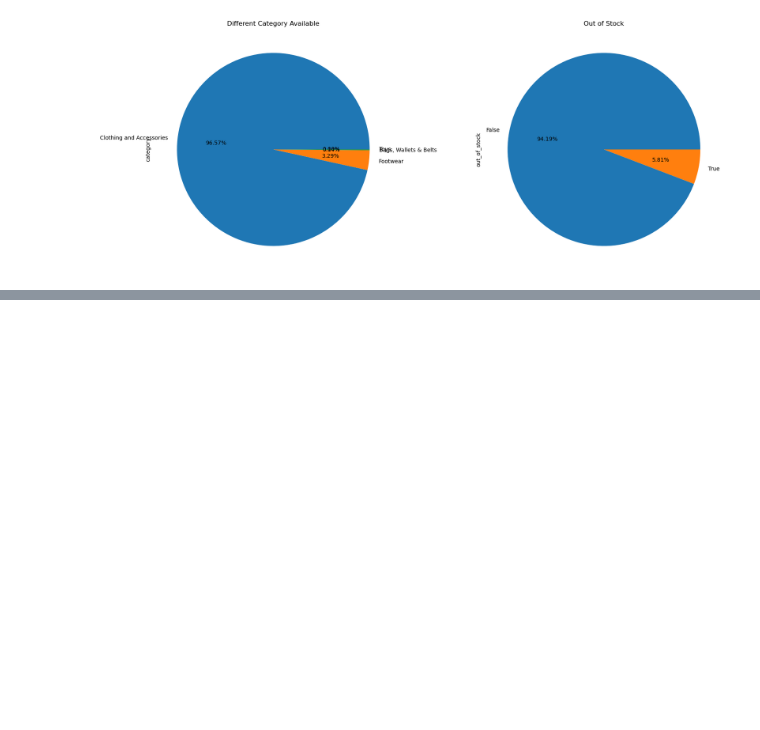
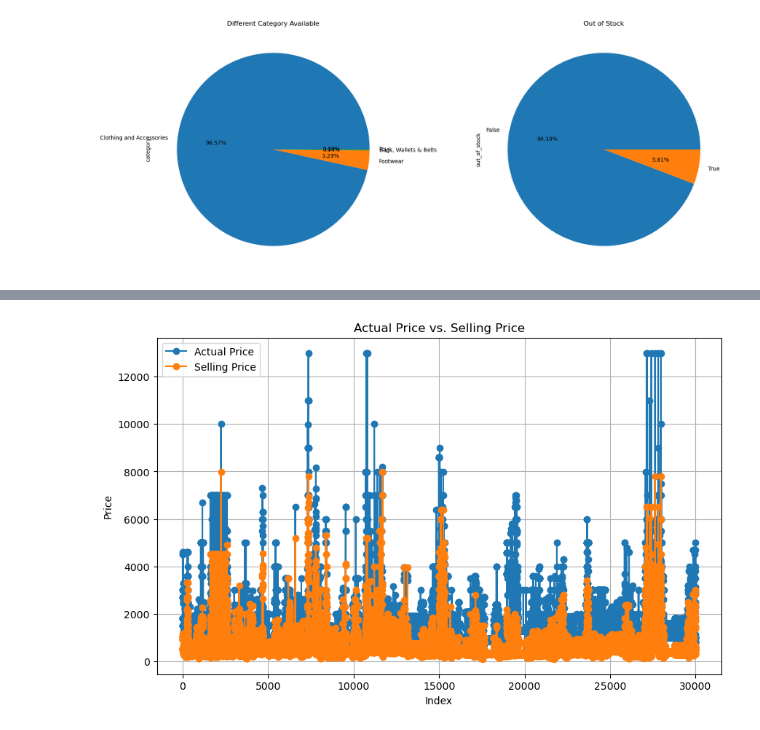
Before and after one commit to ShubhamGupta2505/MachineLearningPractice, a Jupyter notebook: flipkart-product-analysis.ipynb, the cells around one changed output, grey strips where cells are left out. Saved outputs shown, nothing was run; the diff lists cells and outputs as text; code cells hidden in the pictures; blank space fills up the shorter version.

```diff
--- a/flipkart-product-analysis.ipynb
+++ b/flipkart-product-analysis.ipynb
@@ -227,0 +249,12 @@ sns.lineplot(x=df.index,y='actual_price',data=df)
+# %%
+plt.figure(figsize=(10, 6))
+plt.plot(df['actual_price'], label='Actual Price', marker='o')
+plt.plot(df['selling_price'], label='Selling Price', marker='o')
+plt.xlabel('Index')
+plt.ylabel('Price')
+plt.title('Actual Price vs. Selling Price')
+plt.legend()
+plt.grid(True)
+plt.show()
+# %% [output]
+[figure, added]
```
Also changed, not shown: parts of 5 cells of this notebook.
